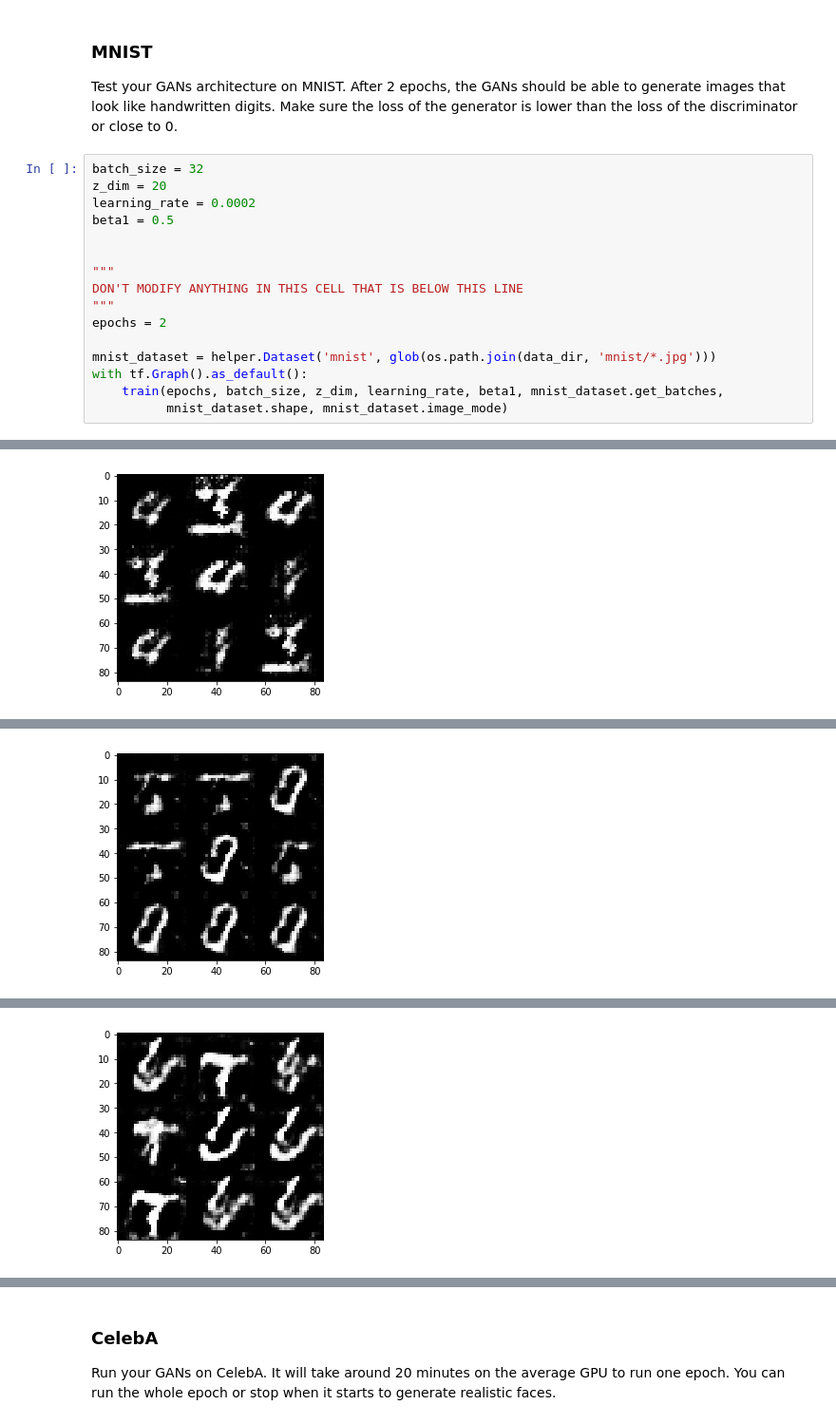
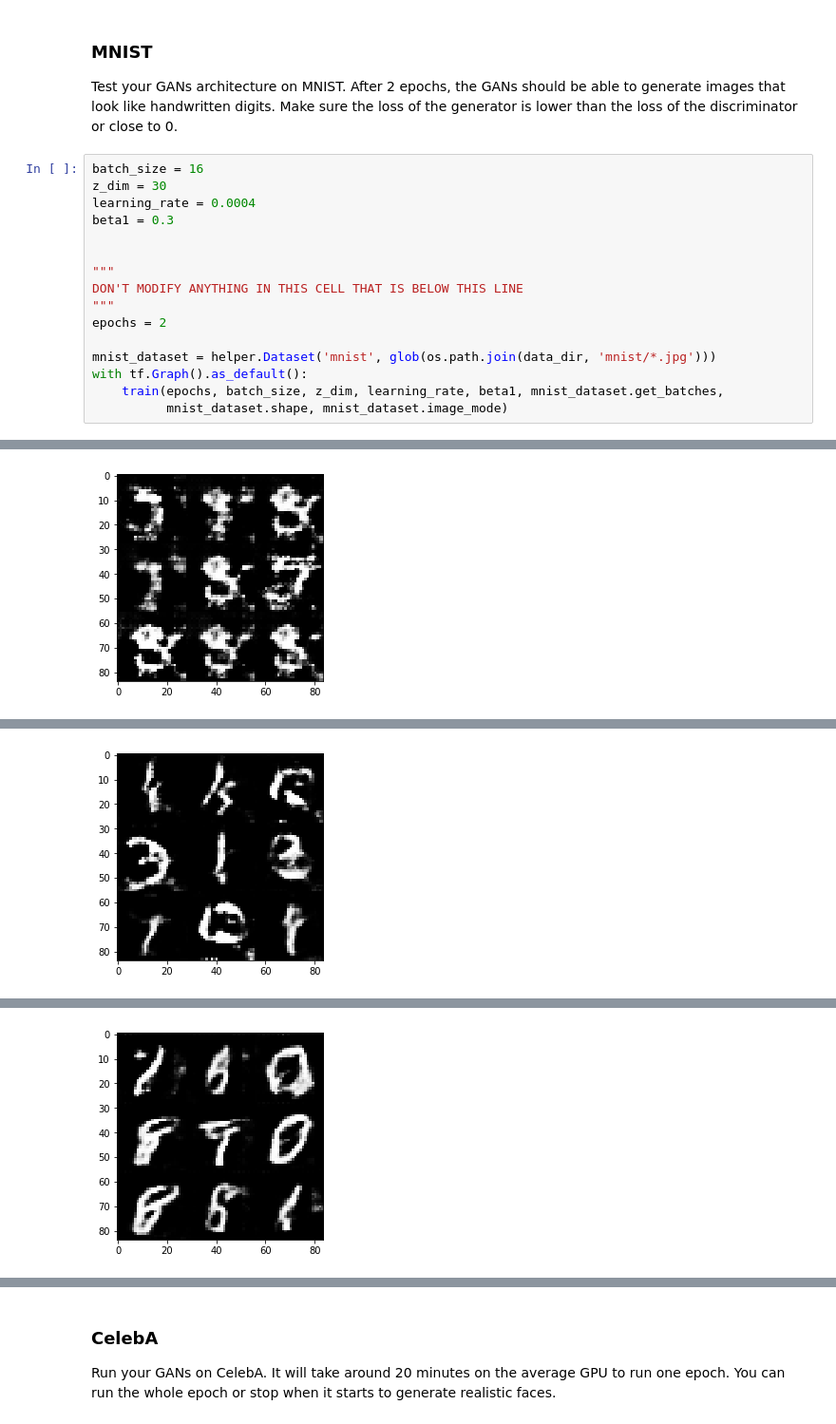
Before and after one commit to ohnozzy/deep-learning, a Jupyter notebook: face_generation/dlnd_face_generation.ipynb, the cells around one changed output, grey strips where cells are left out. Shown at 95% size. Cells and saved outputs as stored; diff of their text form.

```diff
--- a/face_generation/dlnd_face_generation.ipynb
+++ b/face_generation/dlnd_face_generation.ipynb
@@ -383,10 +383,10 @@ def train(epoch_count, batch_size, z_dim, learning_rate, beta1, get_batches, dat
 ### MNIST
 Test your GANs architecture on MNIST.  After 2 epochs, the GANs should be able to generate images that look like handwritten digits.  Make sure the loss of the generator is lower than the loss of the discriminator or close to 0.
 # %%
-batch_size = 32
-z_dim = 20
-learning_rate = 0.0002
-beta1 = 0.5
+batch_size = 16
+z_dim = 30
+learning_rate = 0.0004
+beta1 = 0.3
 
 
 """
@@ -404 +404 @@ Epoch 1/2... Discriminator Loss: 0.7932... Generator Loss: 0.8687
-[figure, old version]
+[figure, new version]
@@ -407 +407 @@ Epoch 1/2... Discriminator Loss: 2.2707... Generator Loss: 8.1017
-[figure, old version]
+[figure, new version]
@@ -410 +410 @@ Epoch 1/2... Discriminator Loss: 0.3812... Generator Loss: 1.7116
-[figure, old version]
+[figure, new version]
```
Also changed, not shown: parts of 2 cells of this notebook.
